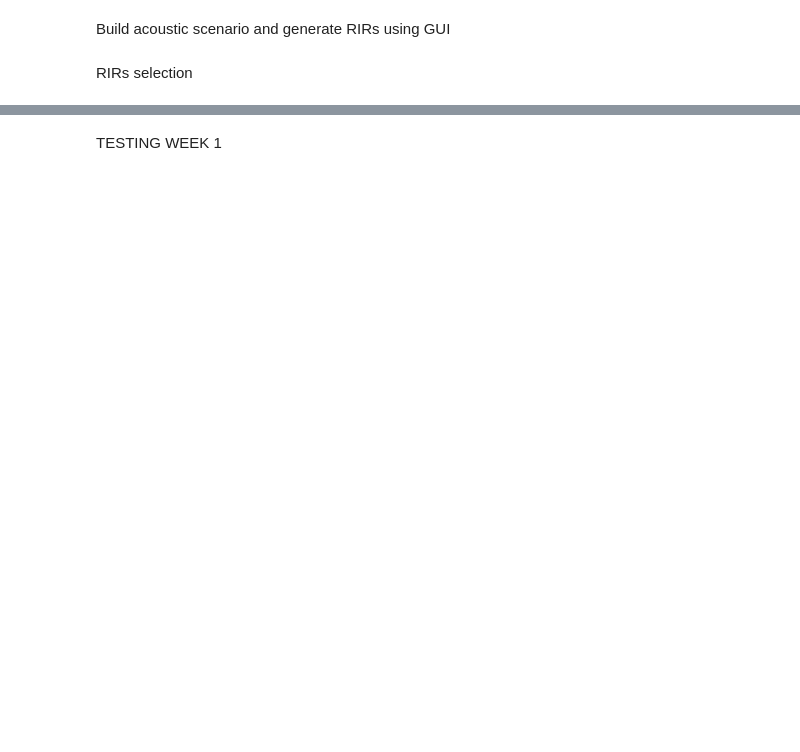
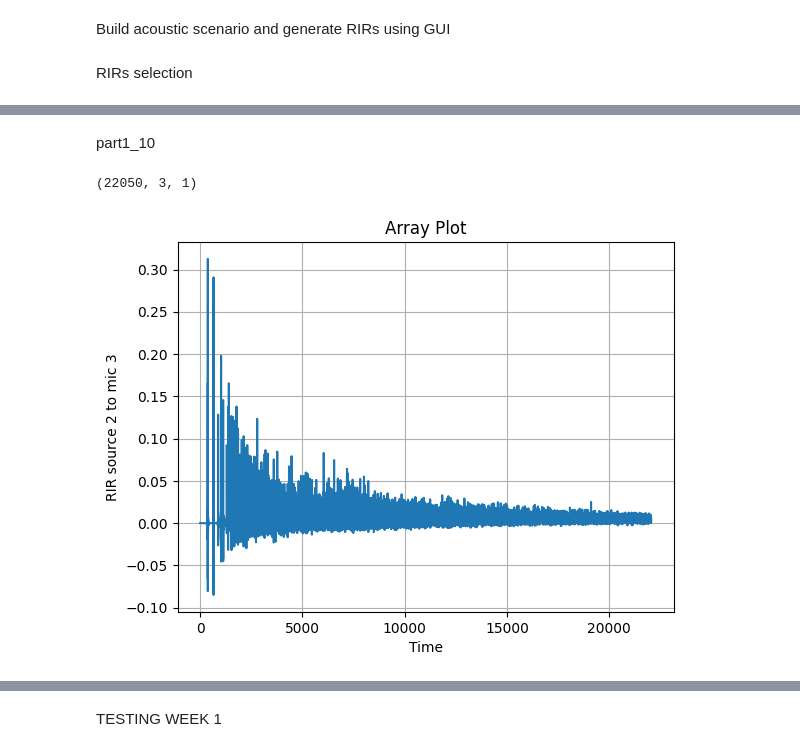
Before and after one commit to ItzAzoron/Signal_Processing_Project, a Jupyter notebook: notebook_skeleton.ipynb, the cells around one changed output, grey strips where cells are left out. Saved outputs shown, nothing was run; the diff lists cells and outputs as text; code cells hidden in the pictures; blank space fills up the shorter version.

```diff
--- a/notebook_skeleton.ipynb
+++ b/notebook_skeleton.ipynb
@@ -94,0 +136,19 @@ plt.show()
+# %% [markdown]
+part1_10
+# %%
+acousticScenario.RIRsAudio.shape
+# %% [output]
+(22050, 3, 1)
+# %%
+acousticScenario = build("rirs_4_10.pkl.gz")
+plt.plot(acousticScenario.RIRsAudio[:,2,1])
+# Labels and title
+plt.xlabel('Time')
+plt.ylabel('RIR source 2 to mic 3')
+plt.title('Array Plot')
+#plt.xlim([165, 185])
+plt.grid()
+# Show the plot
+plt.show()
+# %% [output]
+[figure, added]
```
Also changed, not shown: parts of 33 cells of this notebook, 3 other files.
